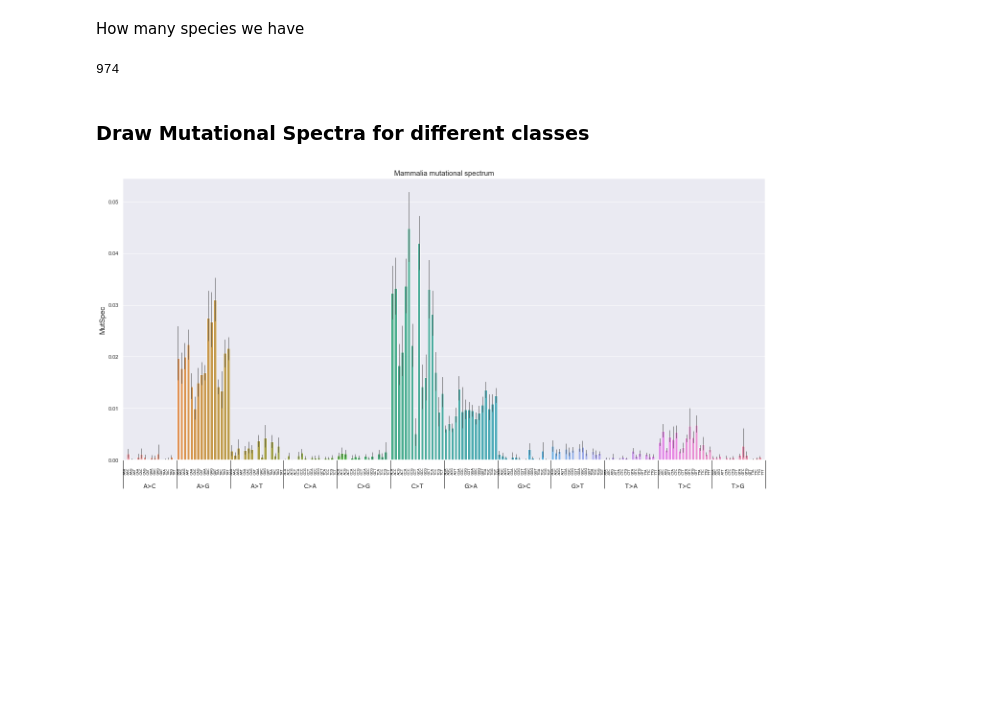
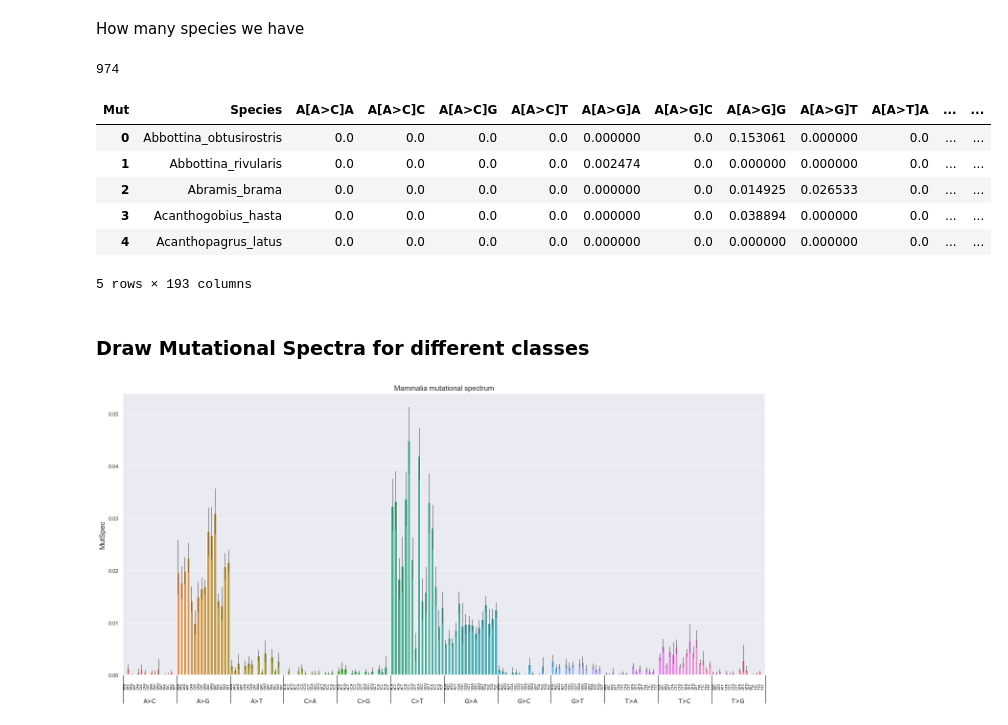
Before and after one commit to mitoclub/mtdna-192component-mutspec-chordata, a Jupyter notebook: scripts/get_mutspec.ipynb, the cells around one changed output. Drawn from its saved outputs; the diff is of its cells as text; code cells hidden in the pictures; blank space fills up the shorter version.

```diff
--- a/scripts/get_mutspec.ipynb
+++ b/scripts/get_mutspec.ipynb
@@ -237,6 +237,19 @@ How many species we have
 len(final_mutspec.Species.unique())
 # %% [output]
 974
+# %%
+save_df = final_mutspec.drop(['Expected', 'Observed', 'RawMutSpec', 'RawMutSpecSum'], axis=1)
+save_df = save_df.pivot(index=['Species'], columns='Mut', values='MutSpec').reset_index()
+save_df.head()
+#save_df.to_csv('../data/SynMutspecPCA.csv', index=False)
+# %% [output]
+| Mut | Species | A[A>C]A | A[A>C]C | A[A>C]G | A[A>C]T | A[A>G]A | A[A>G]C | A[A>G]G | A[A>G]T | A[A>T]A | ... | ... |
+| 0 | Abbottina_obtusirostris | 0.0 | 0.0 | 0.0 | 0.0 | 0.000000 | 0.0 | 0.153061 | 0.000000 | 0.0 | ... | ... |
+| 1 | Abbottina_rivularis | 0.0 | 0.0 | 0.0 | 0.0 | 0.002474 | 0.0 | 0.000000 | 0.000000 | 0.0 | ... | ... |
+| 2 | Abramis_brama | 0.0 | 0.0 | 0.0 | 0.0 | 0.000000 | 0.0 | 0.014925 | 0.026533 | 0.0 | ... | ... |
+| 3 | Acanthogobius_hasta | 0.0 | 0.0 | 0.0 | 0.0 | 0.000000 | 0.0 | 0.038894 | 0.000000 | 0.0 | ... | ... |
+| 4 | Acanthopagrus_latus | 0.0 | 0.0 | 0.0 | 0.0 | 0.000000 | 0.0 | 0.000000 | 0.000000 | 0.0 | ... | ... |
+5 rows × 193 columns
 # %% [markdown]
 ### Draw Mutational Spectra for different classes
 # %%
```
Also changed, not shown: parts of 2 cells of this notebook, 3 other files.
